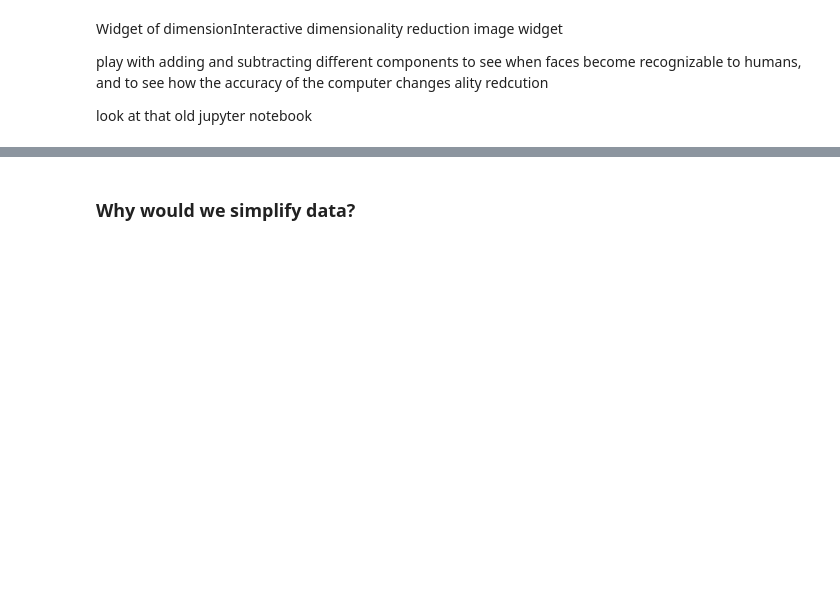
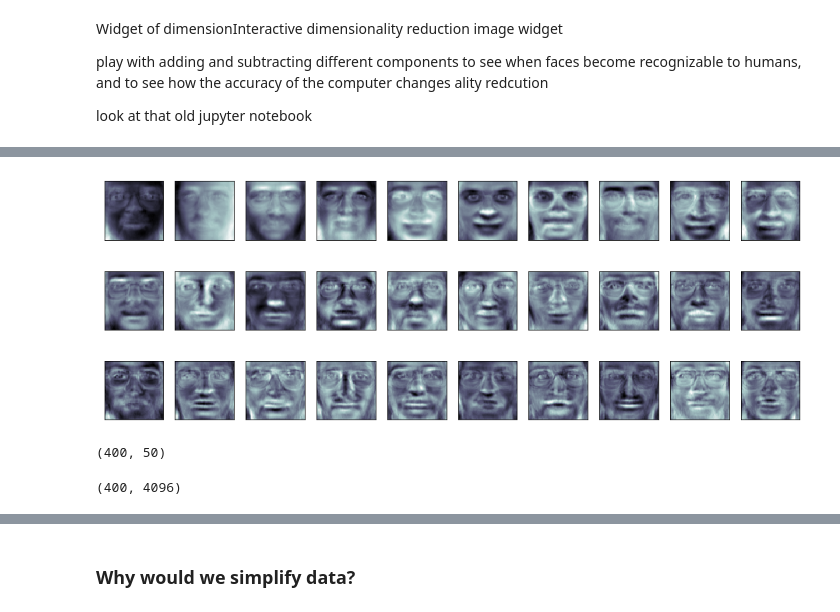
Before and after one commit to ds-modules/COGSCI-1, a Jupyter notebook: cogsci1_notebook.ipynb, the cells around one changed output, grey strips where cells are left out. Cells and saved outputs as stored; diff of their text form; code cells hidden in the pictures; blank space fills up the shorter version.

```diff
--- a/cogsci1_notebook.ipynb
+++ b/cogsci1_notebook.ipynb
@@ -189,0 +240,8 @@ look at that old jupyter notebook
+# %%
+fig = plt.figure(figsize=(16, 6))
+for i in range(30):
+    ax = fig.add_subplot(3, 10, i + 1, xticks=[], yticks=[])
+    ax.imshow(pca.components_[i].reshape(faces.images[0].shape),
+              cmap=plt.cm.bone)
+# %% [output]
+[figure, added]
@@ -189,0 +250,4 @@ look at that old jupyter notebook
+# %%
+faces_pca.shape
+# %% [output]
+(400, 50)
@@ -189,0 +256,4 @@ look at that old jupyter notebook
+# %%
+faces_new.shape
+# %% [output]
+(400, 4096)
```
Also changed, not shown: parts of 24 cells of this notebook.
